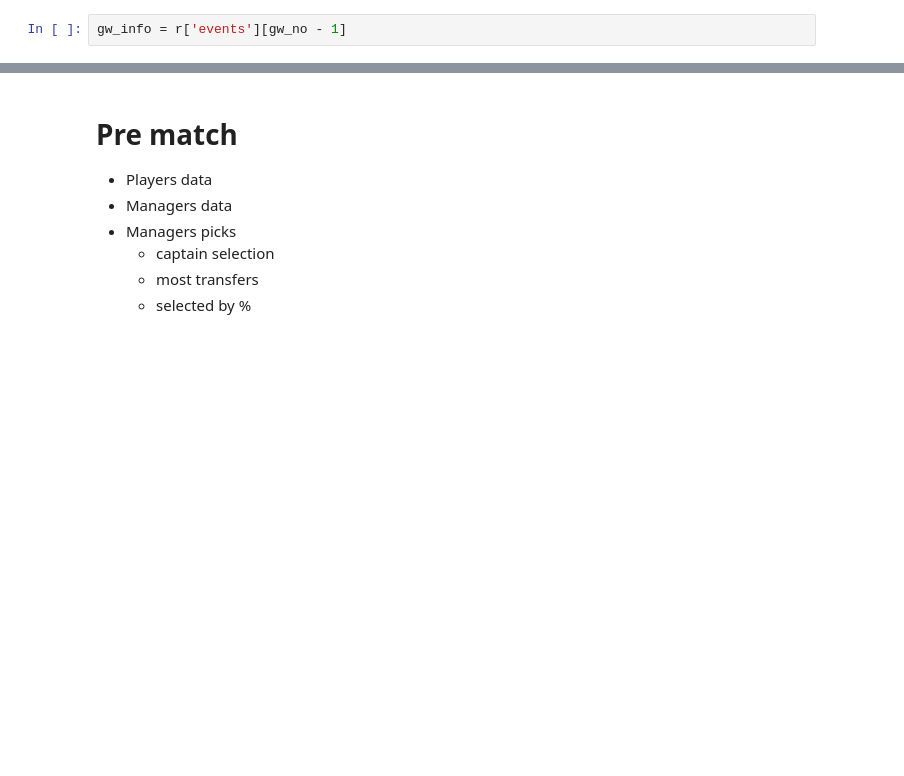
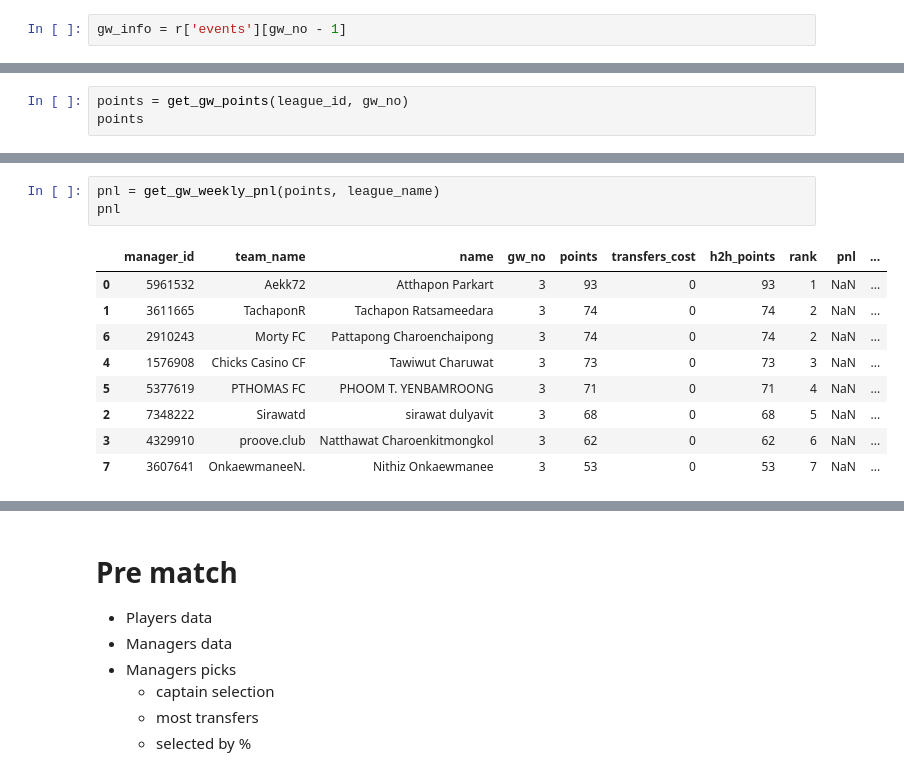
Before and after one commit to tawiwut-cha/fpl-analytics, a Jupyter notebook: modular_v2.ipynb, the cells around one changed output, grey strips where cells are left out. Cells and saved outputs as stored; diff of their text form; blank space fills up the shorter version.

```diff
--- a/modular_v2.ipynb
+++ b/modular_v2.ipynb
@@ -36,0 +41,3 @@ league_id = get_league_id(league_name)
+# %%
+points = get_gw_points(league_id, gw_no)
+points
@@ -36,0 +54,13 @@ league_id = get_league_id(league_name)
+# %%
+pnl = get_gw_weekly_pnl(points, league_name)
+pnl
+# %% [output]
+|  | manager_id | team_name | name | gw_no | points | transfers_cost | h2h_points | rank | pnl | ... |
+| 0 | 5961532 | Aekk72 | Atthapon Parkart | 3 | 93 | 0 | 93 | 1 | NaN | ... |
+| 1 | 3611665 | TachaponR | Tachapon Ratsameedara | 3 | 74 | 0 | 74 | 2 | NaN | ... |
+| 6 | 2910243 | Morty FC | Pattapong Charoenchaipong | 3 | 74 | 0 | 74 | 2 | NaN | ... |
+| 4 | 1576908 | Chicks Casino CF | Tawiwut Charuwat | 3 | 73 | 0 | 73 | 3 | NaN | ... |
+| 5 | 5377619 | PTHOMAS FC | PHOOM T. YENBAMROONG | 3 | 71 | 0 | 71 | 4 | NaN | ... |
+| 2 | 7348222 | Sirawatd | sirawat dulyavit | 3 | 68 | 0 | 68 | 5 | NaN | ... |
+| 3 | 4329910 | proove.club | Natthawat Charoenkitmongkol | 3 | 62 | 0 | 62 | 6 | NaN | ... |
+| 7 | 3607641 | OnkaewmaneeN. | Nithiz Onkaewmanee | 3 | 53 | 0 | 53 | 7 | NaN | ... |
```
Also changed, not shown: parts of 29 cells of this notebook, 5 other files.
